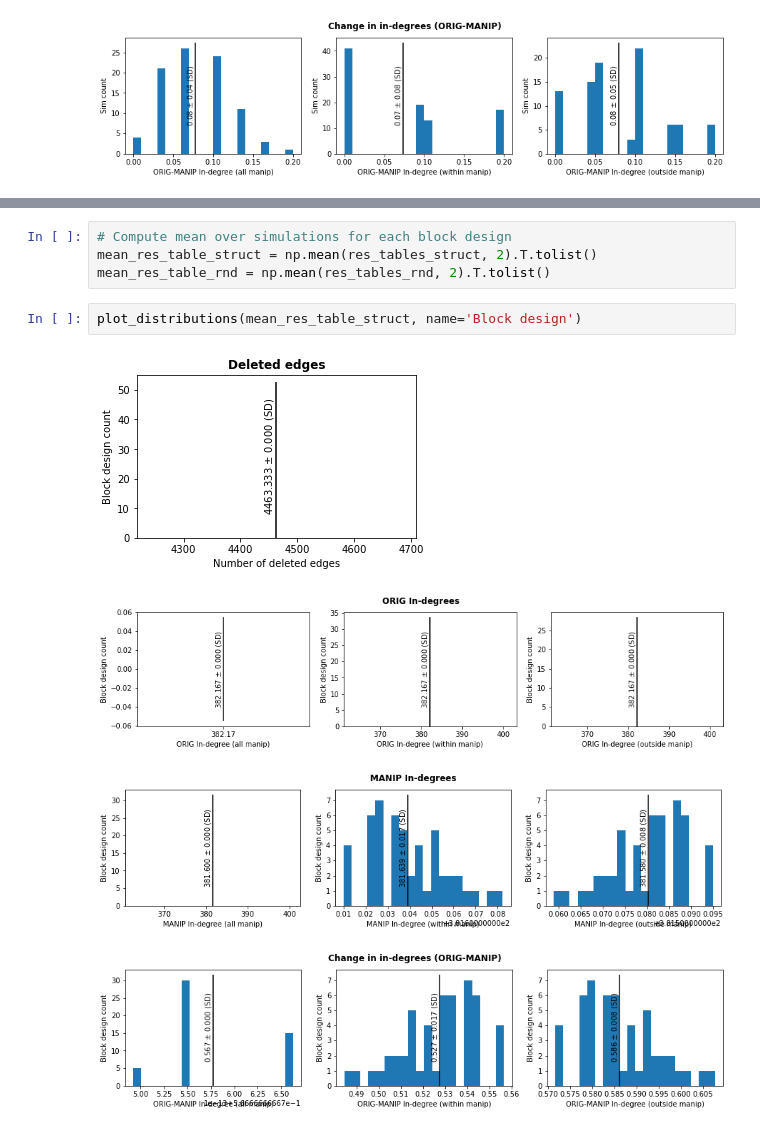
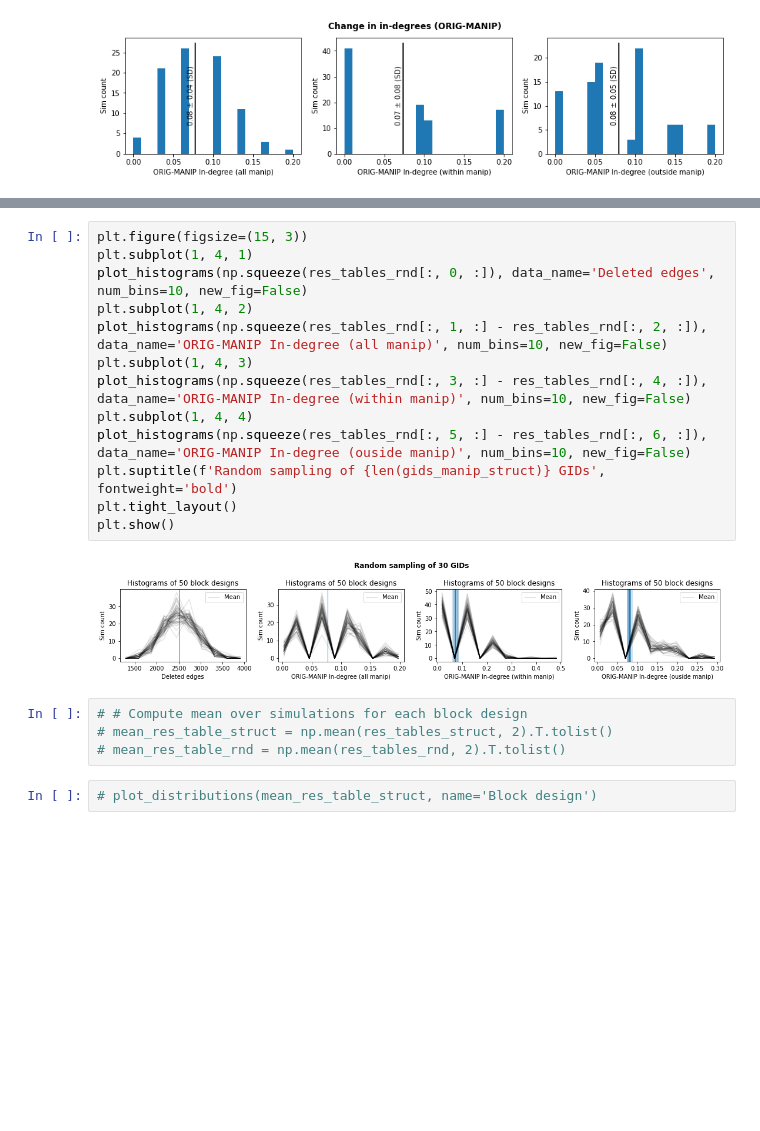
Before and after one commit to BlueBrain/o1v5-workflows, a Jupyter notebook: blob_stim_replication/notebooks/prepare_high_dim_source_disconn.ipynb, the cells around one changed output, grey strips where cells are left out. Saved outputs shown, nothing was run; the diff lists cells and outputs as text; blank space fills up the shorter version.

```diff
--- a/blob_stim_replication/notebooks/prepare_high_dim_source_disconn.ipynb
+++ b/blob_stim_replication/notebooks/prepare_high_dim_source_disconn.ipynb
@@ -479,12 +525,22 @@ np.savez('res_tables.npz', res_tables_struct=res_tables_struct, res_tables_rnd=r
+# %%
+plt.figure(figsize=(15, 3))
+plt.subplot(1, 4, 1)
+plot_histograms(np.squeeze(res_tables_rnd[:, 0, :]), data_name='Deleted edges', num_bins=10, new_fig=False)
+plt.subplot(1, 4, 2)
+plot_histograms(np.squeeze(res_tables_rnd[:, 1, :] - res_tables_rnd[:, 2, :]), data_name='ORIG-MANIP In-degree (all manip)', num_bins=10, new_fig=False)
+plt.subplot(1, 4, 3)
+plot_histograms(np.squeeze(res_tables_rnd[:, 3, :] - res_tables_rnd[:, 4, :]), data_name='ORIG-MANIP In-degree (within manip)', num_bins=10, new_fig=False)
+plt.subplot(1, 4, 4)
+plot_histograms(np.squeeze(res_tables_rnd[:, 5, :] - res_tables_rnd[:, 6, :]), data_name='ORIG-MANIP In-degree (ouside manip)', num_bins=10, new_fig=False)
+plt.suptitle(f'Random sampling of {len(gids_manip_struct)} GIDs', fontweight='bold')
+plt.tight_layout()
+plt.show()
+# %% [output]
+[figure, added]
 # %%
-# Compute mean over simulations for each block design
-mean_res_table_struct = np.mean(res_tables_struct, 2).T.tolist()
-mean_res_table_rnd = np.mean(res_tables_rnd, 2).T.tolist()
+# # Compute mean over simulations for each block design
+# mean_res_table_struct = np.mean(res_tables_struct, 2).T.tolist()
+# mean_res_table_rnd = np.mean(res_tables_rnd, 2).T.tolist()
 # %%
-plot_distributions(mean_res_table_struct, name='Block design')
+# plot_distributions(mean_res_table_struct, name='Block design')
-# %% [output]
-[figure, removed]
-[figure, removed]
-[figure, removed]
-[figure, removed]
 # %%
```
Also changed, not shown: parts of 7 cells of this notebook.
